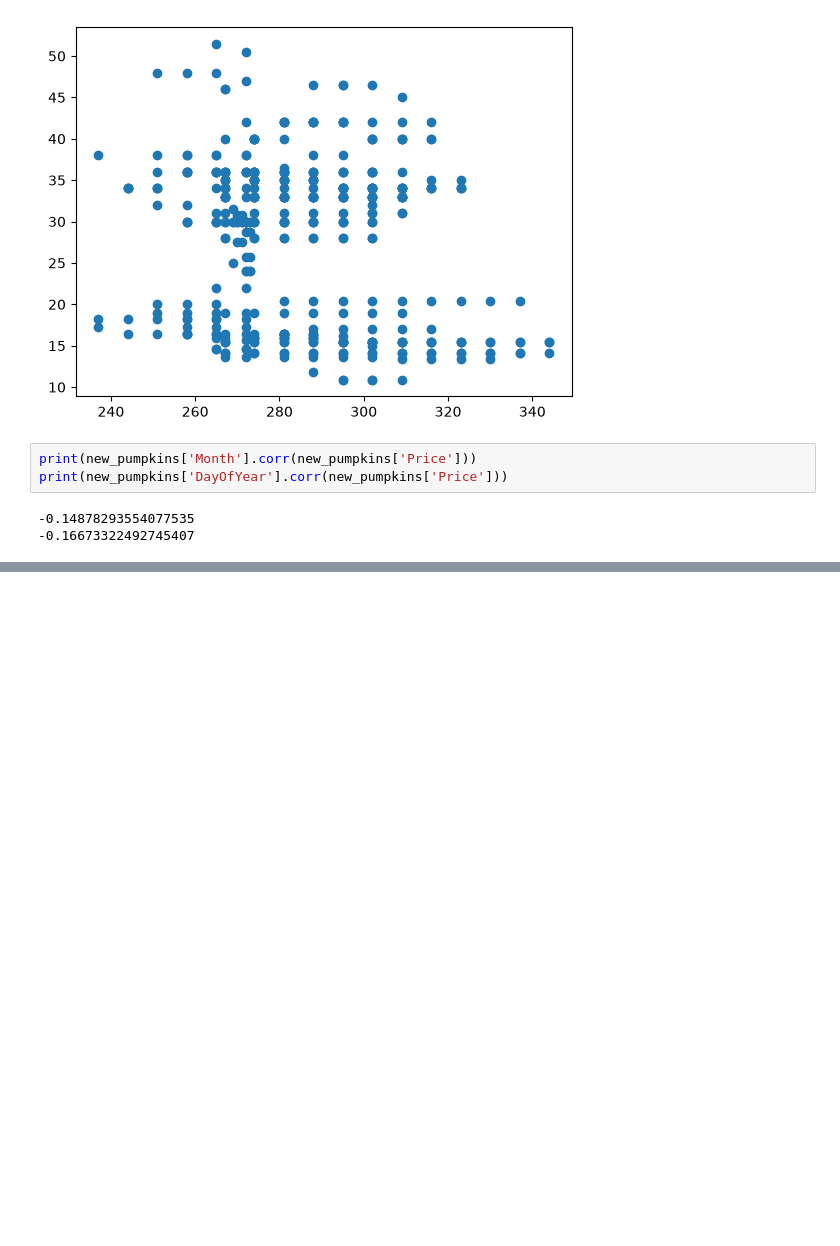
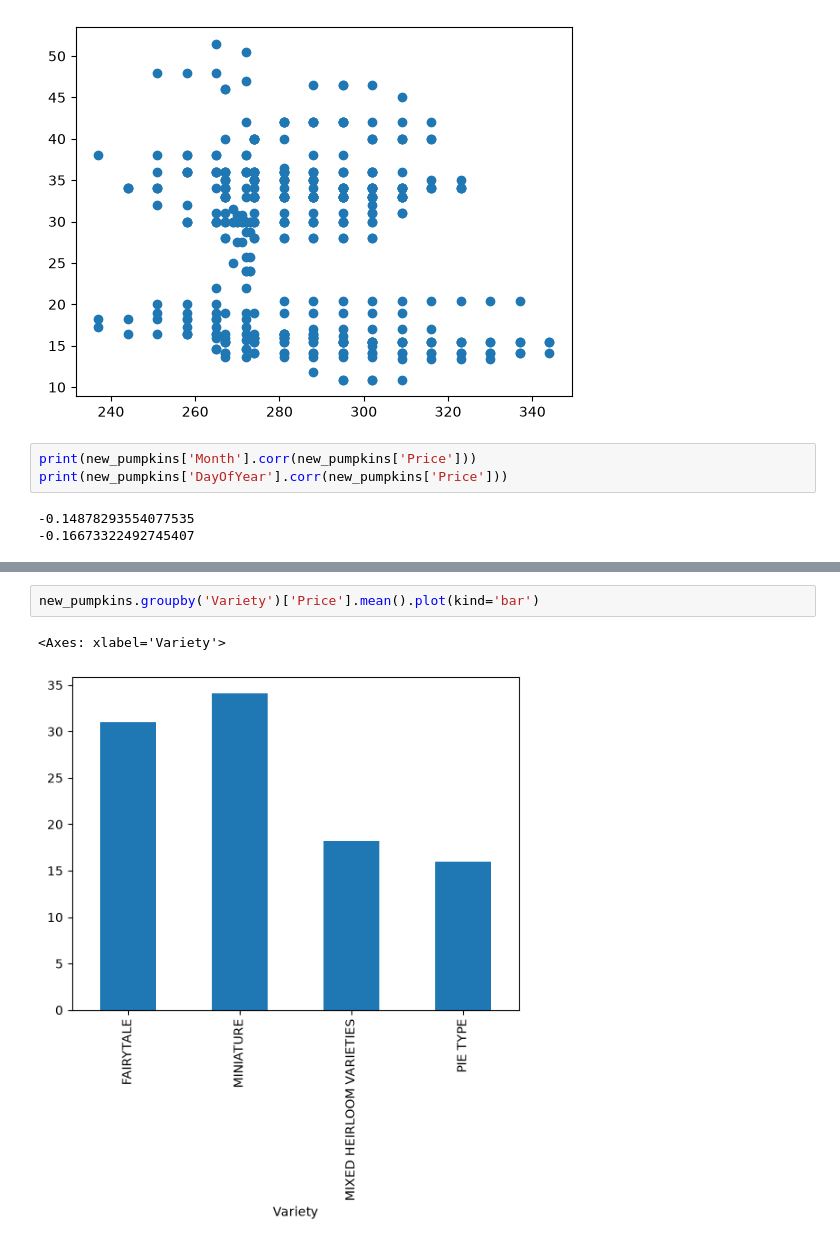
Before and after one commit to DeSilva008/ML-Exercises, a Jupyter notebook: regression_exercise/02/notebook.ipynb, the cells around one changed output, grey strips where cells are left out. Saved outputs shown, nothing was run; the diff lists cells and outputs as text; blank space fills up the shorter version.

```diff
--- a/regression_exercise/02/notebook.ipynb
+++ b/regression_exercise/02/notebook.ipynb
@@ -74,0 +73,5 @@ KeyError: 'day_of_year'
+# %%
+new_pumpkins.groupby('Variety')['Price'].mean().plot(kind='bar')
+# %% [output]
+<Axes: xlabel='Variety'>
+[figure, added]
```
Also changed, not shown: parts of 12 cells of this notebook.
